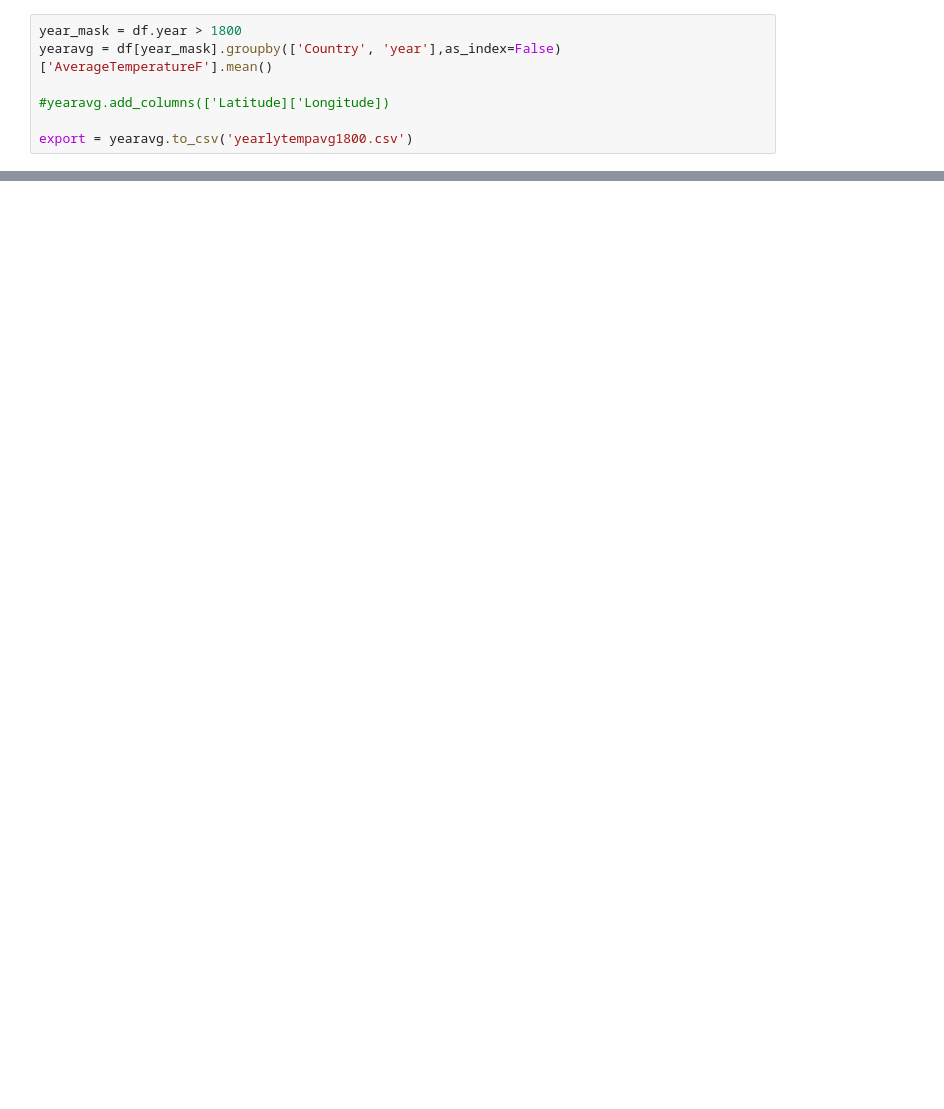
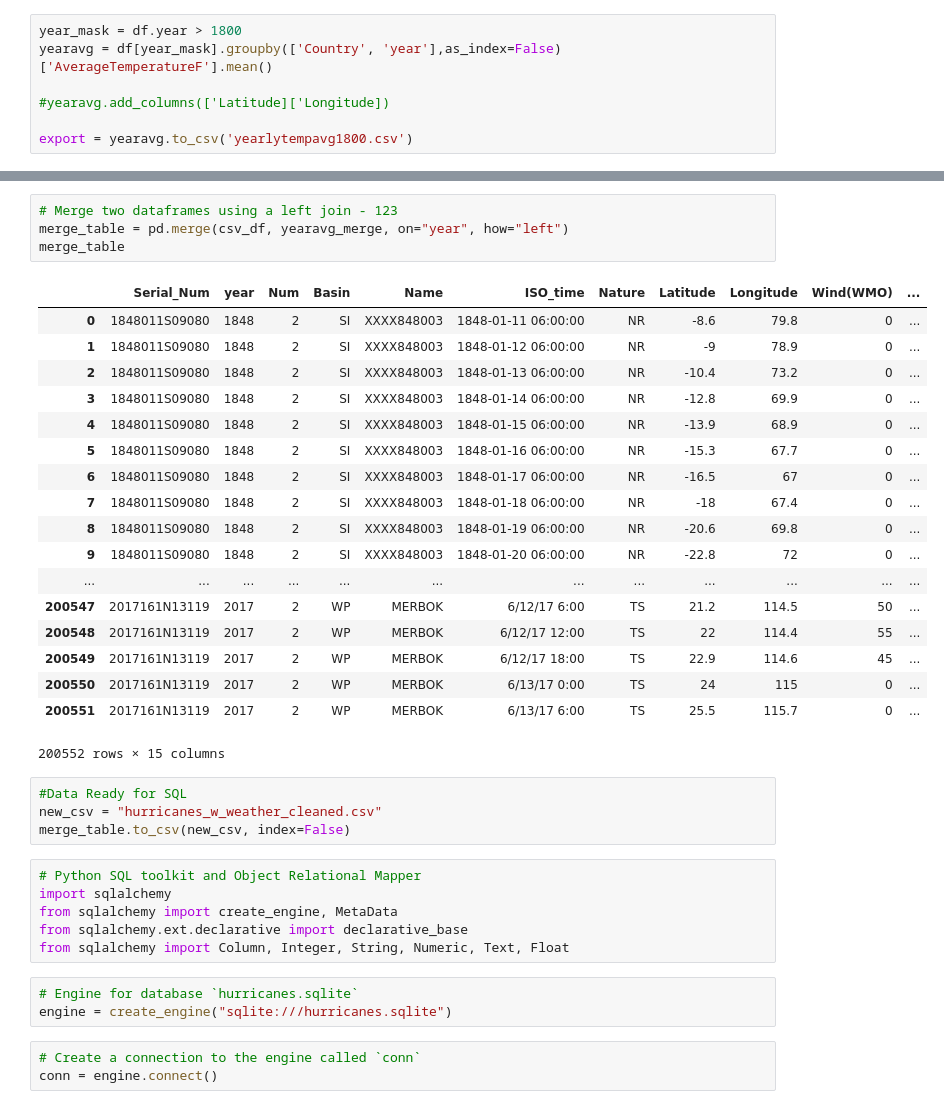
Before and after one commit to abimvas/project-three, a Jupyter notebook: FinalProjgraphs.ipynb, the cells around one changed output, grey strips where cells are left out. Cells and saved outputs as stored; diff of their text form; blank space fills up the shorter version.

```diff
--- a/FinalProjgraphs.ipynb
+++ b/FinalProjgraphs.ipynb
@@ -73,0 +127,39 @@ sns.pointplot(x='year', y='AverageTemperatureF',palette="Set1",data=yearavg)
+# %%
+# Merge two dataframes using a left join - 123
+merge_table = pd.merge(csv_df, yearavg_merge, on="year", how="left")
+merge_table
+# %% [output]
+|  | Serial_Num | year | Num | Basin | Name | ISO_time | Nature | Latitude | Longitude | Wind(WMO) | ... |
+| 0 | 1848011S09080 | 1848 | 2 | SI | XXXX848003 | 1848-01-11 06:00:00 | NR | -8.6 | 79.8 | 0 | ... |
+| 1 | 1848011S09080 | 1848 | 2 | SI | XXXX848003 | 1848-01-12 06:00:00 | NR | -9 | 78.9 | 0 | ... |
+| 2 | 1848011S09080 | 1848 | 2 | SI | XXXX848003 | 1848-01-13 06:00:00 | NR | -10.4 | 73.2 | 0 | ... |
+| 3 | 1848011S09080 | 1848 | 2 | SI | XXXX848003 | 1848-01-14 06:00:00 | NR | -12.8 | 69.9 | 0 | ... |
+| 4 | 1848011S09080 | 1848 | 2 | SI | XXXX848003 | 1848-01-15 06:00:00 | NR | -13.9 | 68.9 | 0 | ... |
+| 5 | 1848011S09080 | 1848 | 2 | SI | XXXX848003 | 1848-01-16 06:00:00 | NR | -15.3 | 67.7 | 0 | ... |
+| 6 | 1848011S09080 | 1848 | 2 | SI | XXXX848003 | 1848-01-17 06:00:00 | NR | -16.5 | 67 | 0 | ... |
+| 7 | 1848011S09080 | 1848 | 2 | SI | XXXX848003 | 1848-01-18 06:00:00 | NR | -18 | 67.4 | 0 | ... |
+| 8 | 1848011S09080 | 1848 | 2 | SI | XXXX848003 | 1848-01-19 06:00:00 | NR | -20.6 | 69.8 | 0 | ... |
+| 9 | 1848011S09080 | 1848 | 2 | SI | XXXX848003 | 1848-01-20 06:00:00 | NR | -22.8 | 72 | 0 | ... |
+| ... | ... | ... | ... | ... | ... | ... | ... | ... | ... | ... | ... |
+| 200547 | 2017161N13119 | 2017 | 2 | WP | MERBOK | 6/12/17 6:00 | TS | 21.2 | 114.5 | 50 | ... |
+| 200548 | 2017161N13119 | 2017 | 2 | WP | MERBOK | 6/12/17 12:00 | TS | 22 | 114.4 | 55 | ... |
+| 200549 | 2017161N13119 | 2017 | 2 | WP | MERBOK | 6/12/17 18:00 | TS | 22.9 | 114.6 | 45 | ... |
+| 200550 | 2017161N13119 | 2017 | 2 | WP | MERBOK | 6/13/17 0:00 | TS | 24 | 115 | 0 | ... |
+| 200551 | 2017161N13119 | 2017 | 2 | WP | MERBOK | 6/13/17 6:00 | TS | 25.5 | 115.7 | 0 | ... |
+200552 rows × 15 columns
+# %%
+#Data Ready for SQL
+new_csv = "hurricanes_w_weather_cleaned.csv"
+merge_table.to_csv(new_csv, index=False)
+# %%
+# Python SQL toolkit and Object Relational Mapper
+import sqlalchemy
+from sqlalchemy import create_engine, MetaData
+from sqlalchemy.ext.declarative import declarative_base
+from sqlalchemy import Column, Integer, String, Numeric, Text, Float
+# %%
+# Engine for database `hurricanes.sqlite`
+engine = create_engine("sqlite:///hurricanes.sqlite")
+# %%
+# Create a connection to the engine called `conn`
+conn = engine.connect()
```
Also changed, not shown: parts of 22 cells of this notebook, 5 other files.
